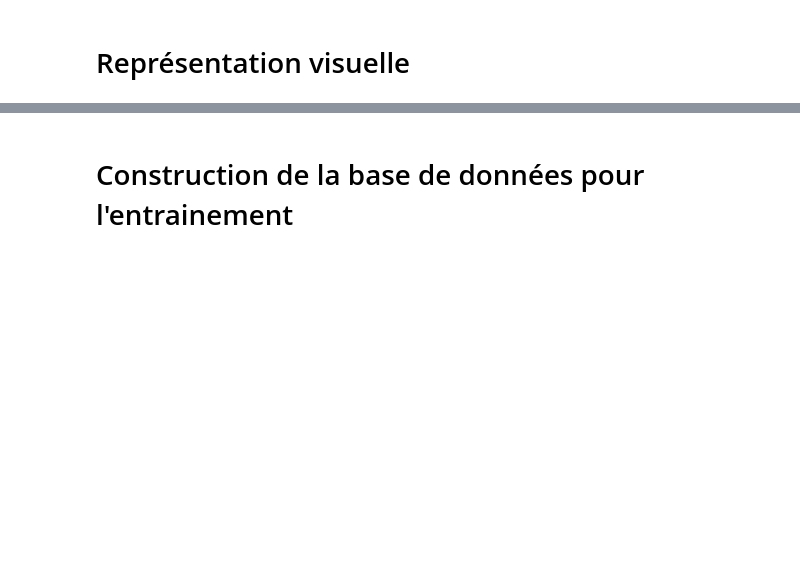
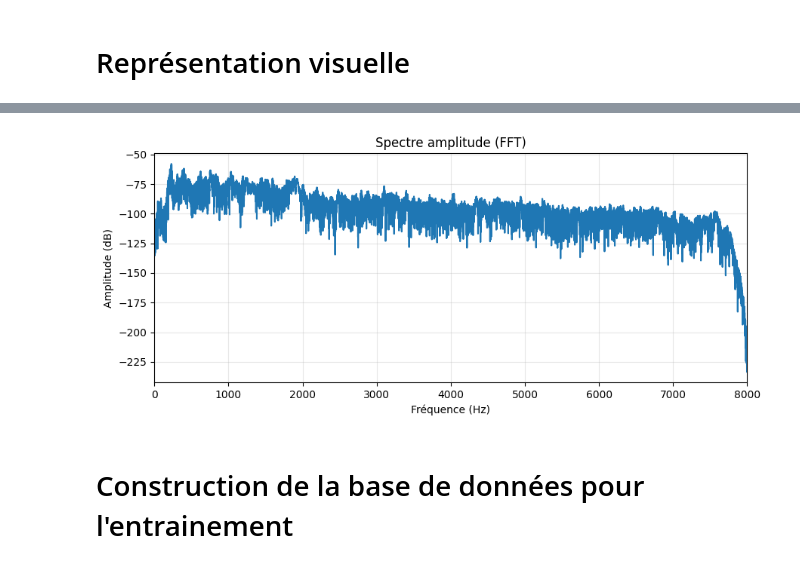
Before and after one commit to pmndong/Traitement_de_signal, a Jupyter notebook: preprocessing.ipynb, the cells around one changed output, grey strips where cells are left out. Saved outputs shown, nothing was run; the diff lists cells and outputs as text; code cells hidden in the pictures; blank space fills up the shorter version.

```diff
--- a/preprocessing.ipynb
+++ b/preprocessing.ipynb
@@ -278,3 +296,30 @@ plt.show()
+# %%
+# === 1) Spectre amplitude (FFT "one-shot") ===
+# - fenêtre Hann pour limiter les fuites
+# - FFT réelle (partie positive seulement)
+# - échelle dB
+import numpy as np
+import matplotlib.pyplot as plt
+
+n_fft_global = 1 << (len(y) - 1).bit_length()  # zéro-padding à la puissance de 2 (rapide, optionnel)
+window = np.hanning(len(y))
+Y = np.fft.rfft(y * window, n=n_fft_global)
+freq_axis = np.fft.rfftfreq(n_fft_global, d=1.0/sr)
+
+amp = np.abs(Y) / (window.sum()/2)  # normalisation approx. pour la fenêtre
+amp_db = 20 * np.log10(np.maximum(amp, 1e-12))
+
+plt.figure(figsize=(9, 4))
+plt.plot(freq_axis, amp_db)
+plt.xlim(0, sr/2)
+plt.xlabel("Fréquence (Hz)")
+plt.ylabel("Amplitude (dB)")
+plt.title("Spectre amplitude (FFT)")
+plt.grid(True, alpha=0.3)
+plt.tight_layout()
+plt.show()
+# %% [output]
+[figure, added]
 # %% [markdown]
 # Construction de la base de données pour l'entrainement
 # %%
```
Also changed, not shown: parts of 3 cells of this notebook, 1 other file.
